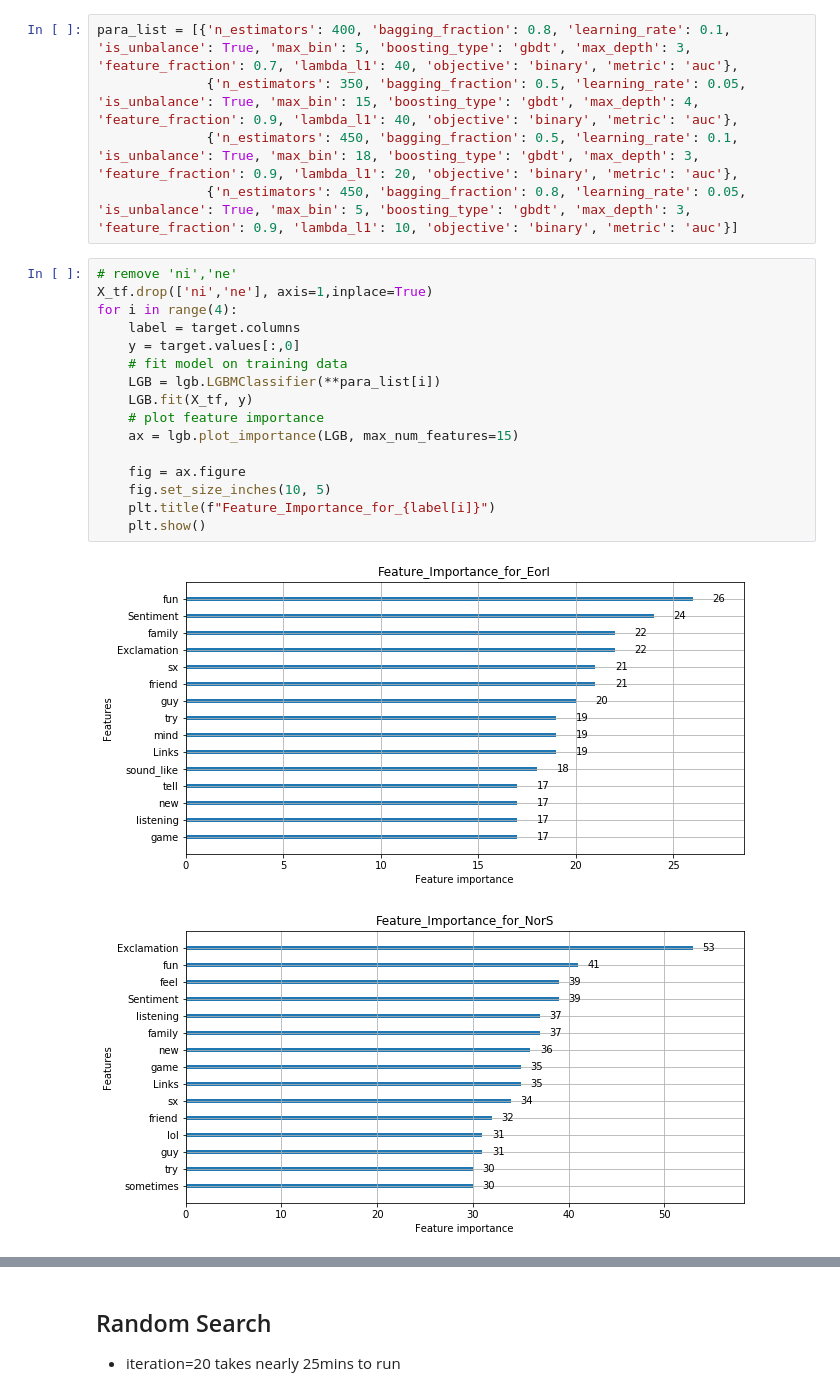
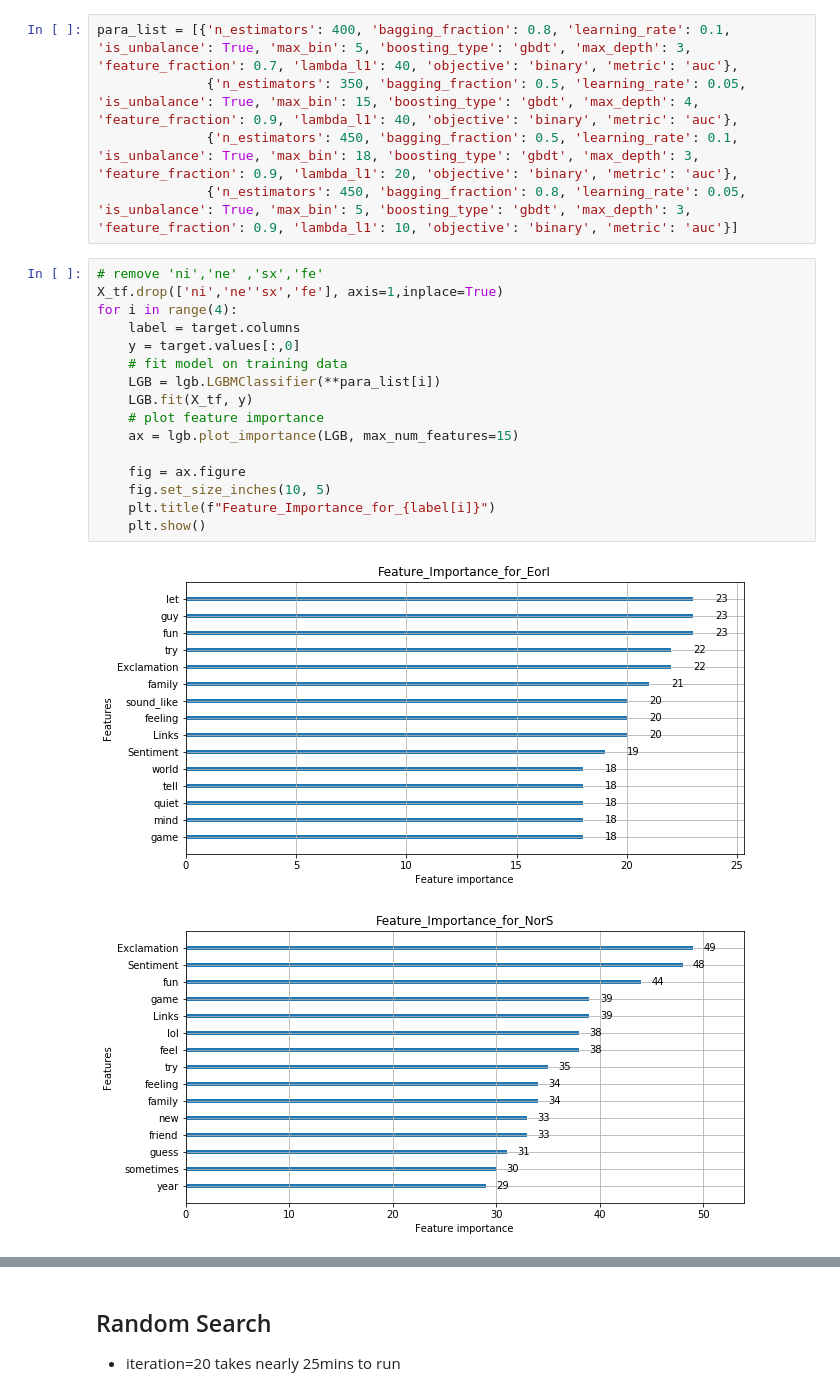
Before and after one commit to donyafoz/MBTI-ML, a Jupyter notebook: Final_Notebook.ipynb, the cells around one changed output, grey strips where cells are left out. Drawn from its saved outputs; the diff is of its cells as text.

```diff
--- a/Final_Notebook.ipynb
+++ b/Final_Notebook.ipynb
@@ -682,21 +682,21 @@ para_list = [{'n_estimators': 400, 'bagging_fraction': 0.8, 'learning_rate': 0.1
               {'n_estimators': 450, 'bagging_fraction': 0.5, 'learning_rate': 0.1, 'is_unbalance': True, 'max_bin': 18, 'boosting_type': 'gbdt', 'max_depth': 3, 'feature_fraction': 0.9, 'lambda_l1': 20, 'objective': 'binary', 'metric': 'auc'},
               {'n_estimators': 450, 'bagging_fraction': 0.8, 'learning_rate': 0.05, 'is_unbalance': True, 'max_bin': 5, 'boosting_type': 'gbdt', 'max_depth': 3, 'feature_fraction': 0.9, 'lambda_l1': 10, 'objective': 'binary', 'metric': 'auc'}]
 # %%
-# remove 'ni','ne'
-X_tf.drop(['ni','ne'], axis=1,inplace=True)
+# remove 'ni','ne' ,'sx','fe'
+X_tf.drop(['ni','ne''sx','fe'], axis=1,inplace=True)
 for i in range(4):
     label = target.columns
     y = target.values[:,0]
     # fit model on training data
     LGB = lgb.LGBMClassifier(**para_list[i])
     LGB.fit(X_tf, y)
     # plot feature importance
     ax = lgb.plot_importance(LGB, max_num_features=15)
 
     fig = ax.figure
     fig.set_size_inches(10, 5)
     plt.title(f"Feature_Importance_for_{label[i]}")
     plt.show()
 # %% [output]
-[figure, old version]
+[figure, new version]
-[figure, old version]
+[figure, new version]
```
Also changed, not shown: parts of 1 cell of this notebook.
